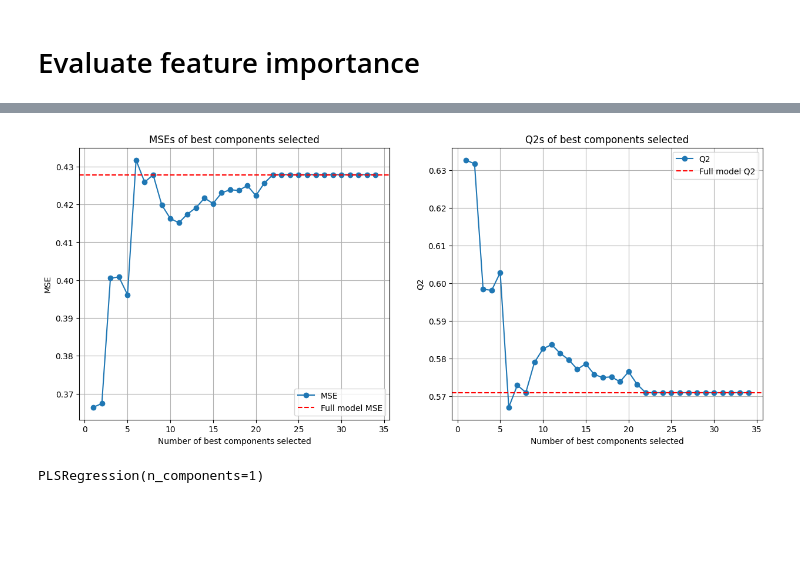
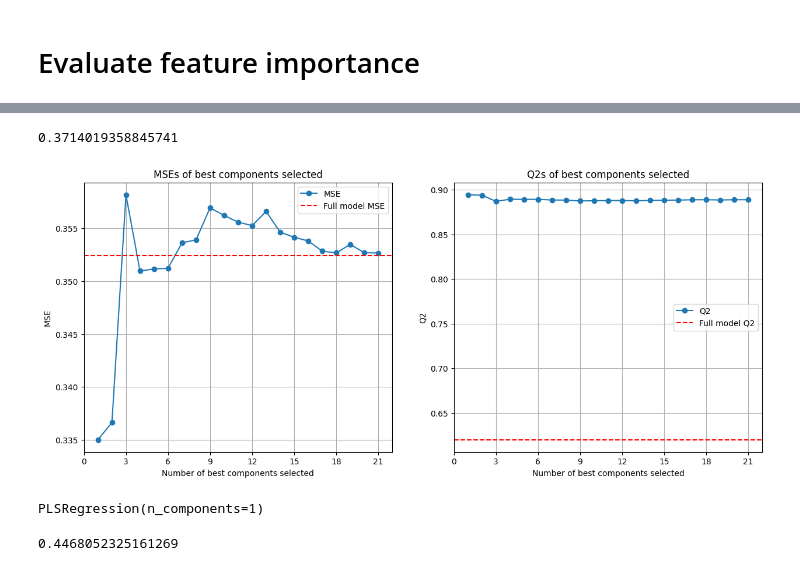
Before and after one commit to Unexp1ainable/ADAML-Project1, a Jupyter notebook: project_sam.ipynb, the cells around one changed output, grey strips where cells are left out. Cells and saved outputs as stored; diff of their text form; code cells hidden in the pictures; blank space fills up the shorter version.

```diff
--- a/project_sam.ipynb
+++ b/project_sam.ipynb
@@ -193,11 +193,13 @@ dataset_big.sort_index(inplace=True)
 X = dataset_big.iloc[:,:-1]
 train_y = dataset_big.iloc[:,-1:]
 
-for train_index, test_index in tss.split(X):
-    X_calib, X_valid = X.iloc[train_index, :], X.iloc[test_index,:]
-    y_calib, y_valid = train_y.iloc[train_index], train_y.iloc[test_index]
+for train_index, rest in tss.split(X):
+    X_calib, X_rest = X.iloc[train_index, :], X.iloc[rest,:]
+    y_calib, y_rest = train_y.iloc[train_index], train_y.iloc[rest]
 
-
+for valid_index, test_index in tss.split(X_rest):
+    X_valid, X_test = X_rest.iloc[valid_index, :], X_rest.iloc[test_index,:]
+    y_valid, y_test = y_rest.iloc[valid_index], y_rest.iloc[test_index]
 
 #center and scaling
 scaler = StandardScaler()
@@ -212,8 +214,8 @@ scaled_valid = scaler.transform(X_valid)
 valid_x = pd.DataFrame(scaled_valid, columns=X_valid.columns)
 
 #scaling the testing data
-X_test = dataset_small_wo_date.iloc[:,:-1]
-y_test = dataset_small_wo_date.iloc[:,-1:]
+# X_test = dataset_small_wo_date.iloc[:,:-1]
+# y_test = dataset_small_wo_date.iloc[:,-1:]
 scaled_test = scaler.transform(X_test)
 testing_x = pd.DataFrame(scaled_test, columns=X_test.columns)
 
@@ -359,5 +365,5 @@ plt.show()
 # %%
-n_comp = 5
+n_comp = 6
 model = PLSRegression(n_components=n_comp)
 model.fit(lagged_calib_x, lagged_calib_y)
 n = len(calib_x.columns)
@@ -405,26 +449,34 @@ for n in np.arange(1, MAX_COMP):
+# %%
+mean_squared_error(lagged_valid_x["Lagged Silica Content"], lagged_valid_y)
+# %% [output]
+0.3714019358845741
 # %%
+from matplotlib.ticker import MaxNLocator
+
 # plot results
 plt.figure(figsize=(15, 6))
 plt.subplot(1, 2, 1)
 plt.plot(np.arange(1, MAX_COMP), mses, marker='o', label='MSE')
 plt.axhline(full_model_mse, color='r', linestyle='--', label='Full model MSE')
 plt.xlabel('Number of best components selected')
 plt.ylabel('MSE')
 plt.title('MSEs of best components selected')
 plt.legend()
+plt.gca().xaxis.set_major_locator(MaxNLocator(integer=True))
 plt.grid(True)
 
 plt.subplot(1, 2, 2)
 plt.plot(np.arange(1, MAX_COMP), q2s, marker='o', label='Q2')
 plt.axhline(full_model_q2.values, color='r', linestyle='--', label='Full model Q2')
 plt.xlabel('Number of best components selected')
 plt.ylabel('Q2')
 plt.title('Q2s of best components selected')
 plt.legend()
 plt.grid(True)
+plt.gca().xaxis.set_major_locator(MaxNLocator(integer=True))
 plt.show()
 # %% [output]
-[figure, old version]
+[figure, new version]
 # %%
 # get optimal model from the graphs - just using 1 column
 top_idx = np.argsort(np.abs(opt_model.coef_.flatten()))[-1:]
@@ -437,3 +489,11 @@ optimal_model = PLSRegression(n_components=1)
 optimal_model.fit(opt_train, lagged_calib_y)
 # %% [output]
 PLSRegression(n_components=1)
+# %%
+lagged_testing_x = testing_x.copy()
+lagged_testing_y = testing_y.copy()
+helpers.applyShifts(lagged_testing_x, lagged_testing_y, lags, optimizer.all_boundaries)
+preds = optimal_model.predict(lagged_testing_x[top_cols])
+mean_squared_error(preds, lagged_testing_y)
+# %% [output]
+0.4468052325161269
```
Also changed, not shown: parts of 6 cells of this notebook.
